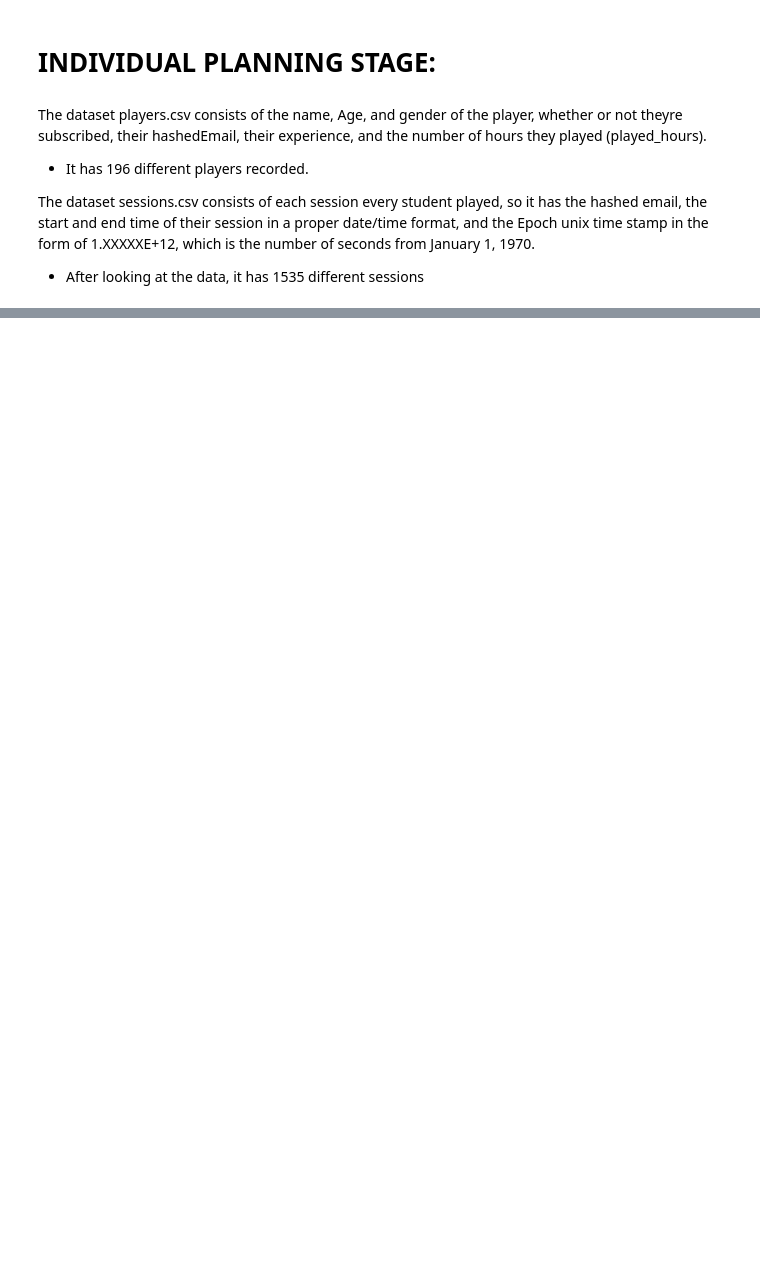
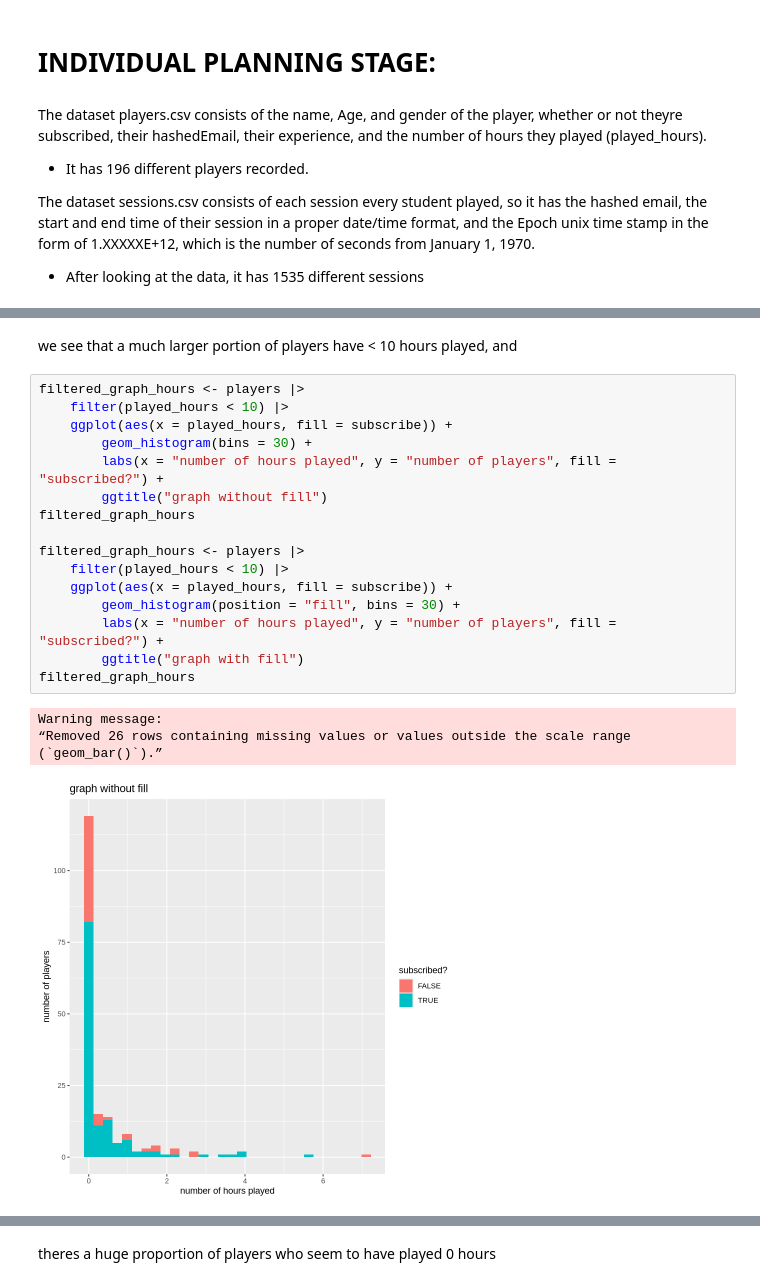
Before and after one commit to TheCarisLost/dsci100-indivual-planning-stage, a Jupyter notebook: Individual Planning stage.ipynb, the cells around one changed output, grey strips where cells are left out. Drawn from its saved outputs; the diff is of its cells as text; blank space fills up the shorter version.

```diff
--- a/Individual Planning stage.ipynb
+++ b/Individual Planning stage.ipynb
@@ -93,0 +135,23 @@ However, one main issue i see is that the sessions.csv dataset does not have the
+# %% [markdown]
+we see that a much larger portion of players have < 10 hours played, and
+# %%
+filtered_graph_hours <- players |>
+    filter(played_hours < 10) |>
+    ggplot(aes(x = played_hours, fill = subscribe)) +
+        geom_histogram(bins = 30) +
+        labs(x = "number of hours played", y = "number of players", fill = "subscribed?") +
+        ggtitle("graph without fill")
+filtered_graph_hours
+
+filtered_graph_hours <- players |>
+    filter(played_hours < 10) |>
+    ggplot(aes(x = played_hours, fill = subscribe)) +
+        geom_histogram(position = "fill", bins = 30) +
+        labs(x = "number of hours played", y = "number of players", fill = "subscribed?") +
+        ggtitle("graph with fill")
+filtered_graph_hours
+# %% [output]
+Warning message:
+“Removed 26 rows containing missing values or values outside the scale range
+(`geom_bar()`).”
+[figure, added]
@@ -93,0 +159,2 @@ However, one main issue i see is that the sessions.csv dataset does not have the
+# %% [markdown]
+theres a huge proportion of players who seem to have played 0 hours
```
Also changed, not shown: parts of 18 cells of this notebook.
